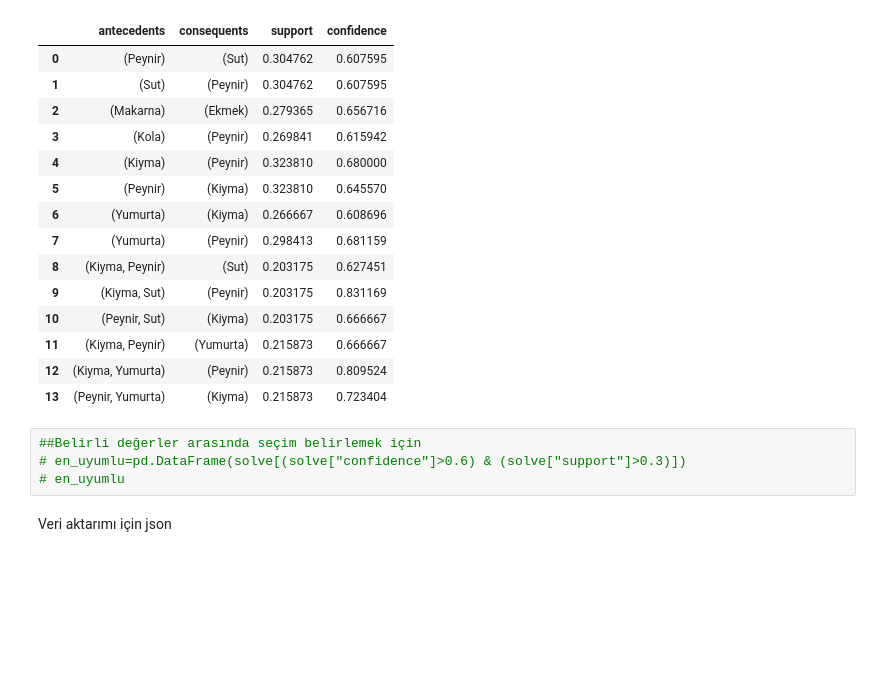
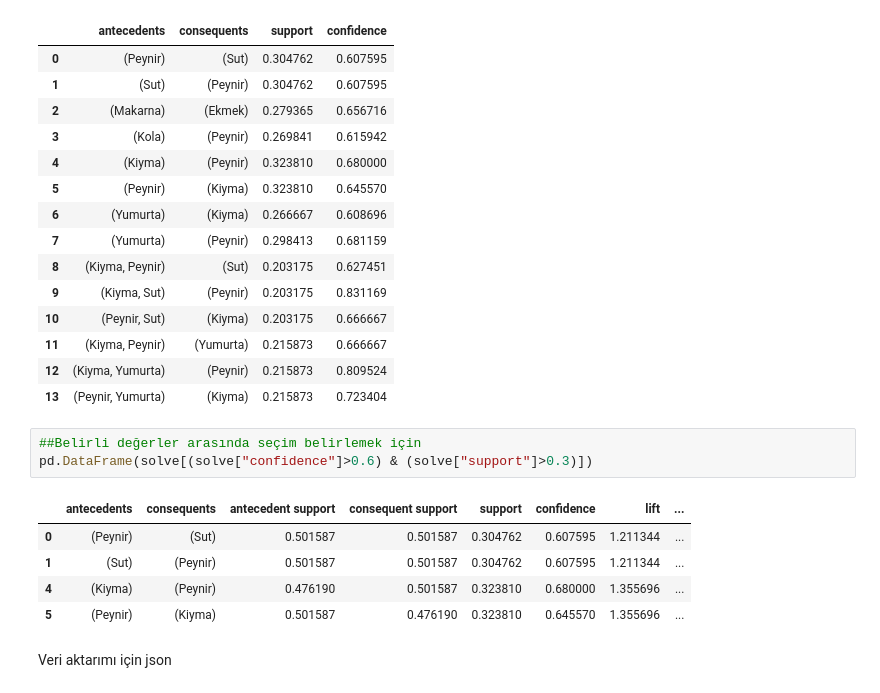
Before and after one commit to BeyzaNurYildirim81/Market_Sepet_Analizi, a Jupyter notebook: Apriori.ipynb, the cells around one changed output. Cells and saved outputs as stored; diff of their text form; blank space fills up the shorter version.

```diff
--- a/Apriori.ipynb
+++ b/Apriori.ipynb
@@ -239,8 +241,13 @@ uyum_degerleri
 | 13 | (Peynir, Yumurta) | (Kiyma) | 0.215873 | 0.723404 |
 # %%
 ##Belirli değerler arasında seçim belirlemek için
-# en_uyumlu=pd.DataFrame(solve[(solve["confidence"]>0.6) & (solve["support"]>0.3)])
-# en_uyumlu
+pd.DataFrame(solve[(solve["confidence"]>0.6) & (solve["support"]>0.3)])
+# %% [output]
+|  | antecedents | consequents | antecedent support | consequent support | support | confidence | lift | ... |
+| 0 | (Peynir) | (Sut) | 0.501587 | 0.501587 | 0.304762 | 0.607595 | 1.211344 | ... |
+| 1 | (Sut) | (Peynir) | 0.501587 | 0.501587 | 0.304762 | 0.607595 | 1.211344 | ... |
+| 4 | (Kiyma) | (Peynir) | 0.476190 | 0.501587 | 0.323810 | 0.680000 | 1.355696 | ... |
+| 5 | (Peynir) | (Kiyma) | 0.501587 | 0.476190 | 0.323810 | 0.645570 | 1.355696 | ... |
 # %% [markdown]
 Veri aktarımı için json
 # %%
```
Also changed, not shown: parts of 3 cells of this notebook.
